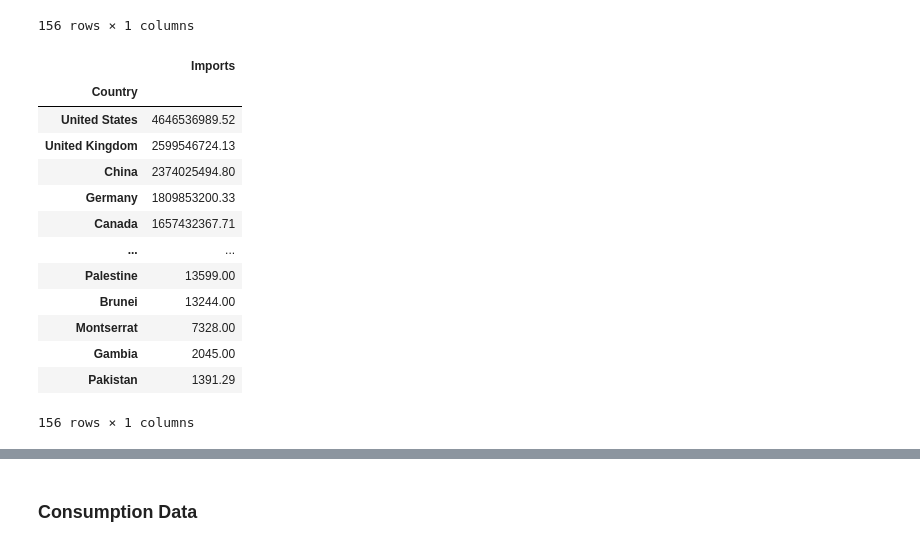
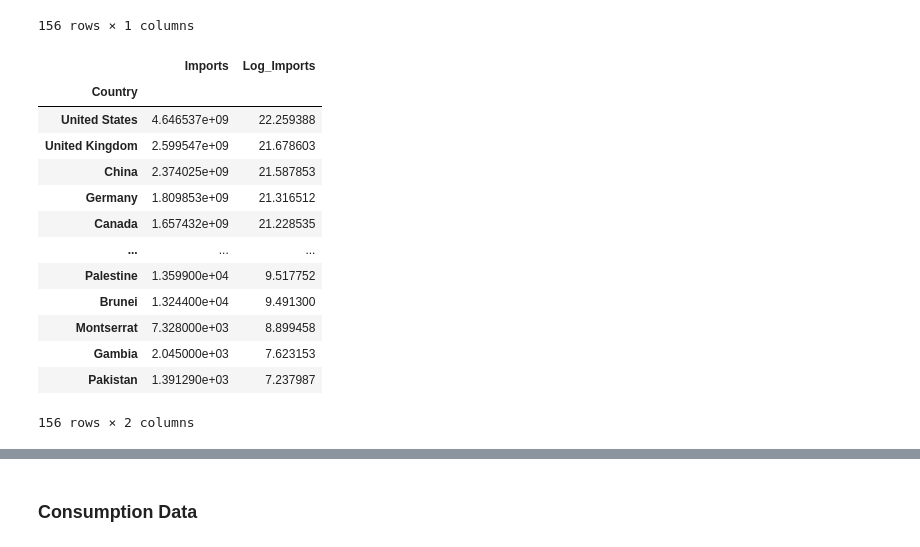
Before and after one commit to SaifeelMomin/PocketSom, a Jupyter notebook: world_wine/wine_regions.ipynb, the cells around one changed output, grey strips where cells are left out. Cells and saved outputs as stored; diff of their text form; code cells hidden in the pictures.

```diff
--- a/world_wine/wine_regions.ipynb
+++ b/world_wine/wine_regions.ipynb
@@ -336,22 +339,24 @@ import_value_df.to_frame()
 156 rows × 1 columns
 # %%
 import_df = pd.merge(import_country_df,import_value_df, on="index").set_index("Country")
+import_df = import_df.astype(float)
+import_df["Log_Imports"] = np.log(import_df["Imports"])
 import_df
 # %% [output]
-|  | Imports |
-| Country |  |
-| United States | 4646536989.52 |
-| United Kingdom | 2599546724.13 |
-| China | 2374025494.80 |
-| Germany | 1809853200.33 |
-| Canada | 1657432367.71 |
-| ... | ... |
-| Palestine | 13599.00 |
-| Brunei | 13244.00 |
-| Montserrat | 7328.00 |
-| Gambia | 2045.00 |
-| Pakistan | 1391.29 |
+|  | Imports | Log_Imports |
+| Country |  |  |
+| United States | 4.646537e+09 | 22.259388 |
+| United Kingdom | 2.599547e+09 | 21.678603 |
+| China | 2.374025e+09 | 21.587853 |
+| Germany | 1.809853e+09 | 21.316512 |
+| Canada | 1.657432e+09 | 21.228535 |
+| ... | ... | ... |
+| Palestine | 1.359900e+04 | 9.517752 |
+| Brunei | 1.324400e+04 | 9.491300 |
+| Montserrat | 7.328000e+03 | 8.899458 |
+| Gambia | 2.045000e+03 | 7.623153 |
+| Pakistan | 1.391290e+03 | 7.237987 |
-156 rows × 1 columns
+156 rows × 2 columns
 # %%
 world_wine_import = pd.merge(world_wine_export, import_df, on="Country", how="left")
 world_wine_import
```
Also changed, not shown: parts of 12 cells of this notebook, 5 other files.
